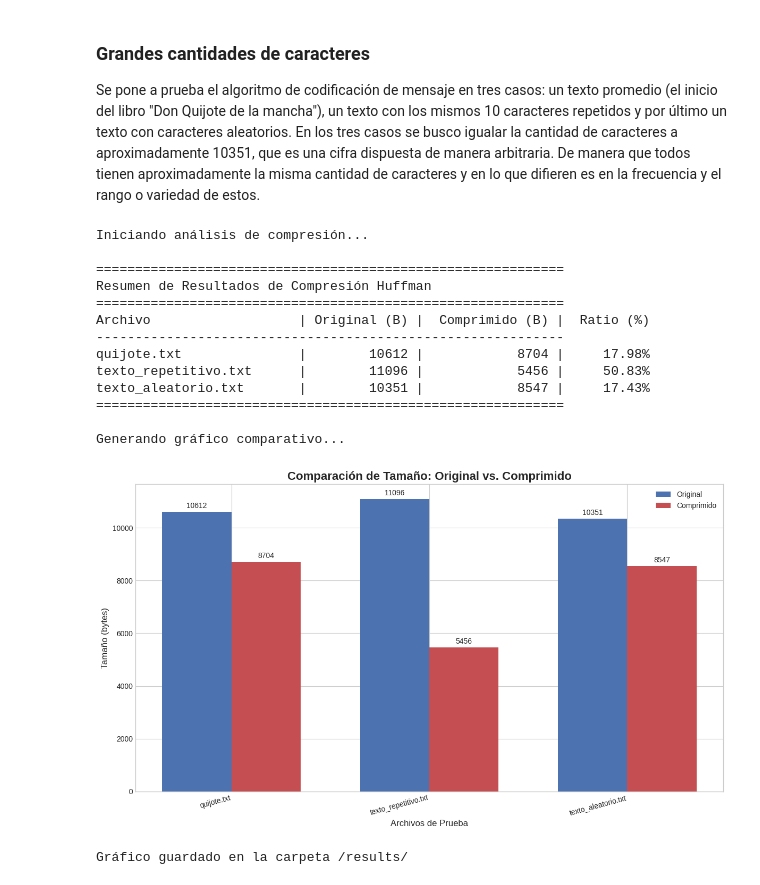
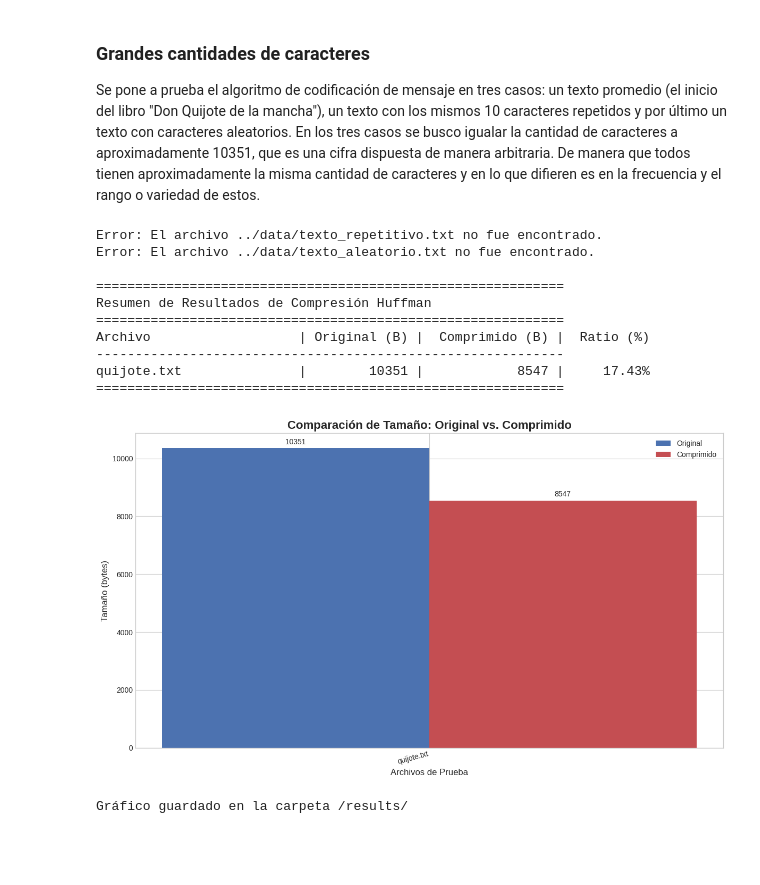
Before and after one commit to viscarradp/huffman_project, a Jupyter notebook: notebooks/experimentos_huffman.ipynb, the cells around one changed output. Cells and saved outputs as stored; diff of their text form; code cells hidden in the pictures; blank space fills up the shorter version.

```diff
--- a/notebooks/experimentos_huffman.ipynb
+++ b/notebooks/experimentos_huffman.ipynb
@@ -158,30 +248,27 @@ En los tres casos se busco igualar la cantidad de caracteres a aproximadamente 1
 # %%
 archivos_a_probar = [
         '../data/quijote.txt',
         '../data/texto_repetitivo.txt',
         '../data/texto_aleatorio.txt'
     ]
 
 if __name__ == "__main__":
-    lista_de_resultados = obtener_resultados(archivos_a_probar)
-    if lista_de_resultados:
-        crear_grafico_comparativo(lista_de_resultados)
+    results_exp1 = obtener_resultados(archivos_a_probar)
+    if results_exp1:
+        crear_grafico_comparativo(results_exp1)
         print("Gráfico guardado en la carpeta /results/")
     else:
         print("No hay resultados que mostrar")
 # %% [output]
-Iniciando análisis de compresión...
+Error: El archivo ../data/texto_repetitivo.txt no fue encontrado.
+Error: El archivo ../data/texto_aleatorio.txt no fue encontrado.
 
 ============================================================
 Resumen de Resultados de Compresión Huffman
 ============================================================
 Archivo                   | Original (B) |  Comprimido (B) |  Ratio (%)
 ------------------------------------------------------------
-quijote.txt               |        10612 |            8704 |     17.98%
-texto_repetitivo.txt      |        11096 |            5456 |     50.83%
-texto_aleatorio.txt       |        10351 |            8547 |     17.43%
+quijote.txt               |        10351 |            8547 |     17.43%
 ============================================================
-
-Generando gráfico comparativo...
-[figure, old version]
+[figure, new version]
 Gráfico guardado en la carpeta /results/
```
Also changed, not shown: parts of 4 cells of this notebook, 3 other files.
